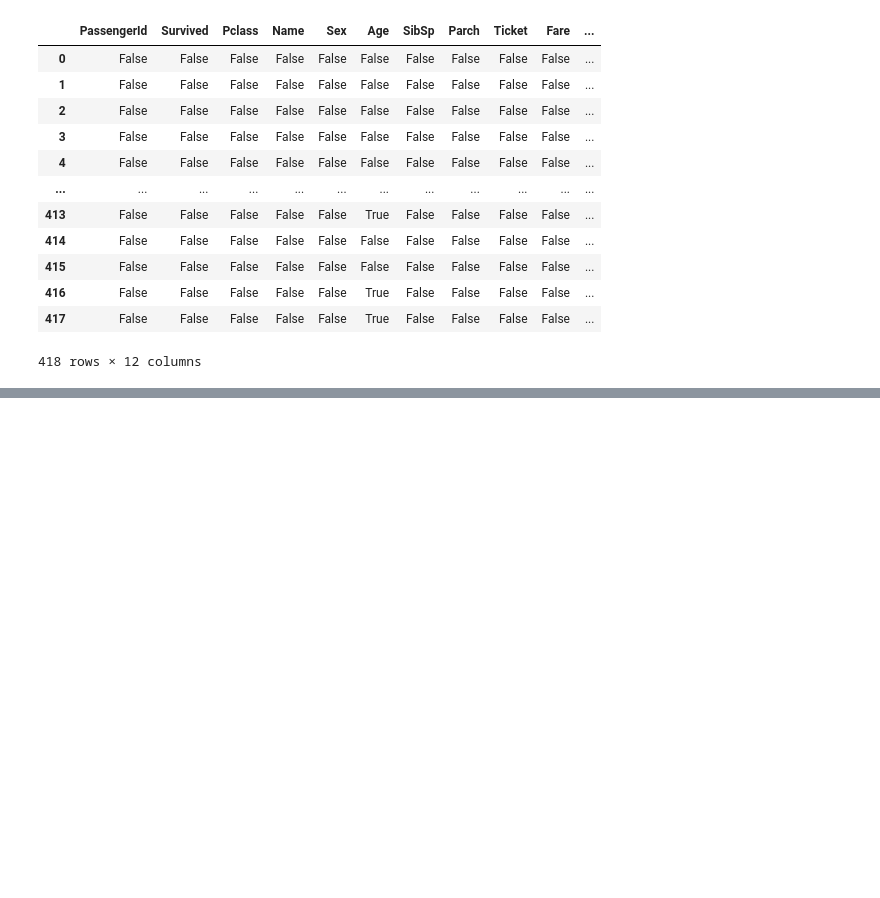
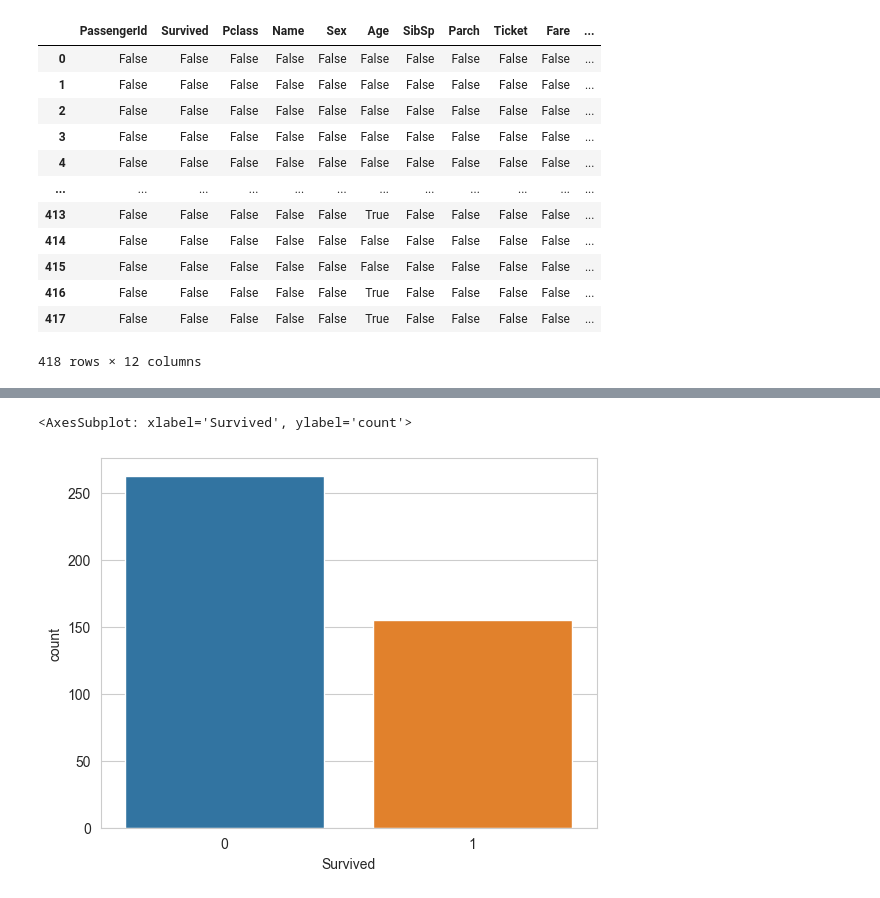
Before and after one commit to prabinbhagat/repos-vscode, a Jupyter notebook: ExploritoryDataAnalysis(EDA).ipynb, the cells around one changed output, grey strips where cells are left out. Saved outputs shown, nothing was run; the diff lists cells and outputs as text; code cells hidden in the pictures; blank space fills up the shorter version.

```diff
--- a/ExploritoryDataAnalysis(EDA).ipynb
+++ b/ExploritoryDataAnalysis(EDA).ipynb
@@ -62,0 +71,8 @@ sns.heatmap(train.isnull(),yticklabels=False,cmap='viridis')    #cmap gives the
+# %%
+# How many survived .i.e. count of people survived
+
+sns.set_style('whitegrid')              # this will give the grid lines
+sns.countplot(x='Survived',data=train)
+# %% [output]
+<AxesSubplot: xlabel='Survived', ylabel='count'>
+[figure, added]
```
Also changed, not shown: parts of 10 cells of this notebook, 2 other files.
